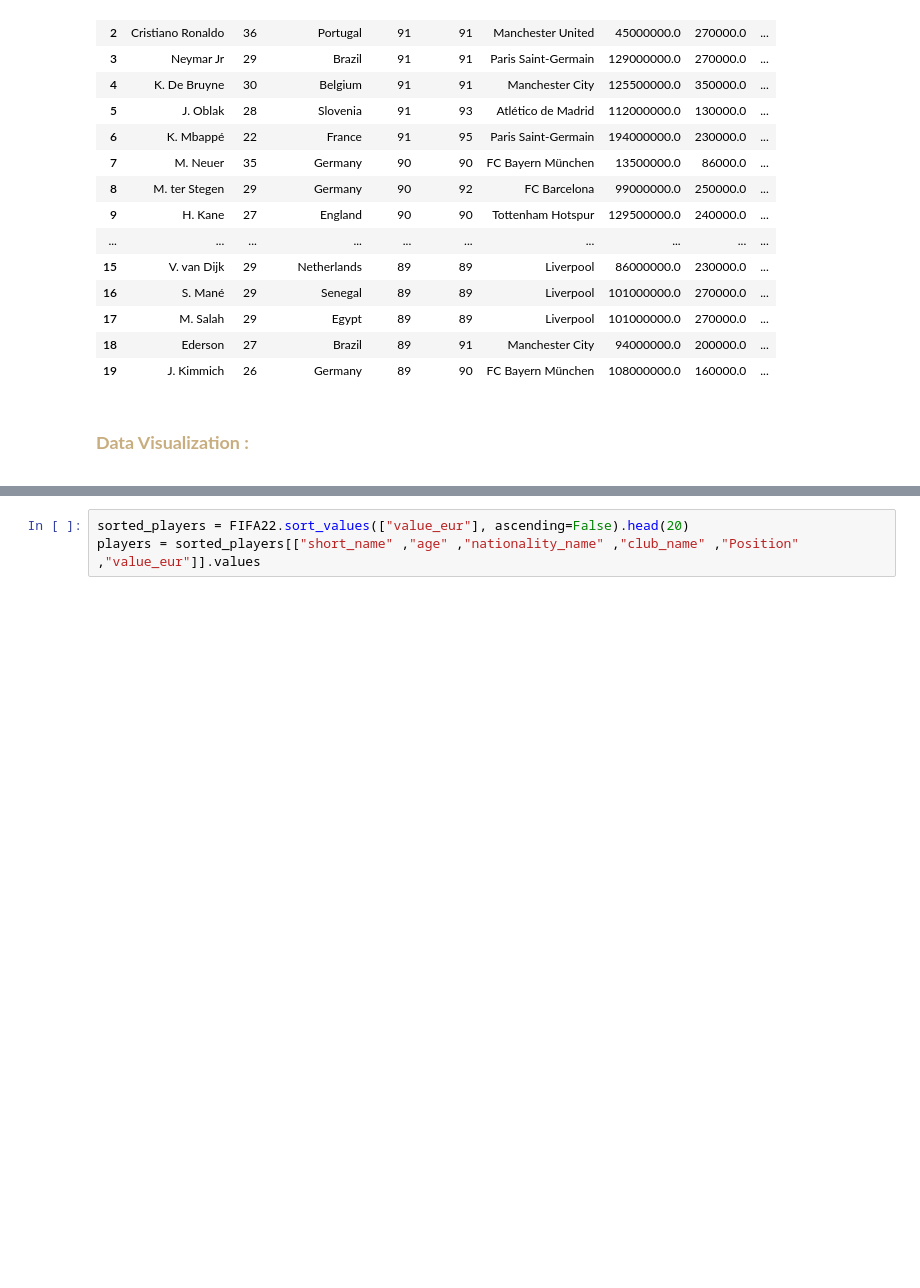
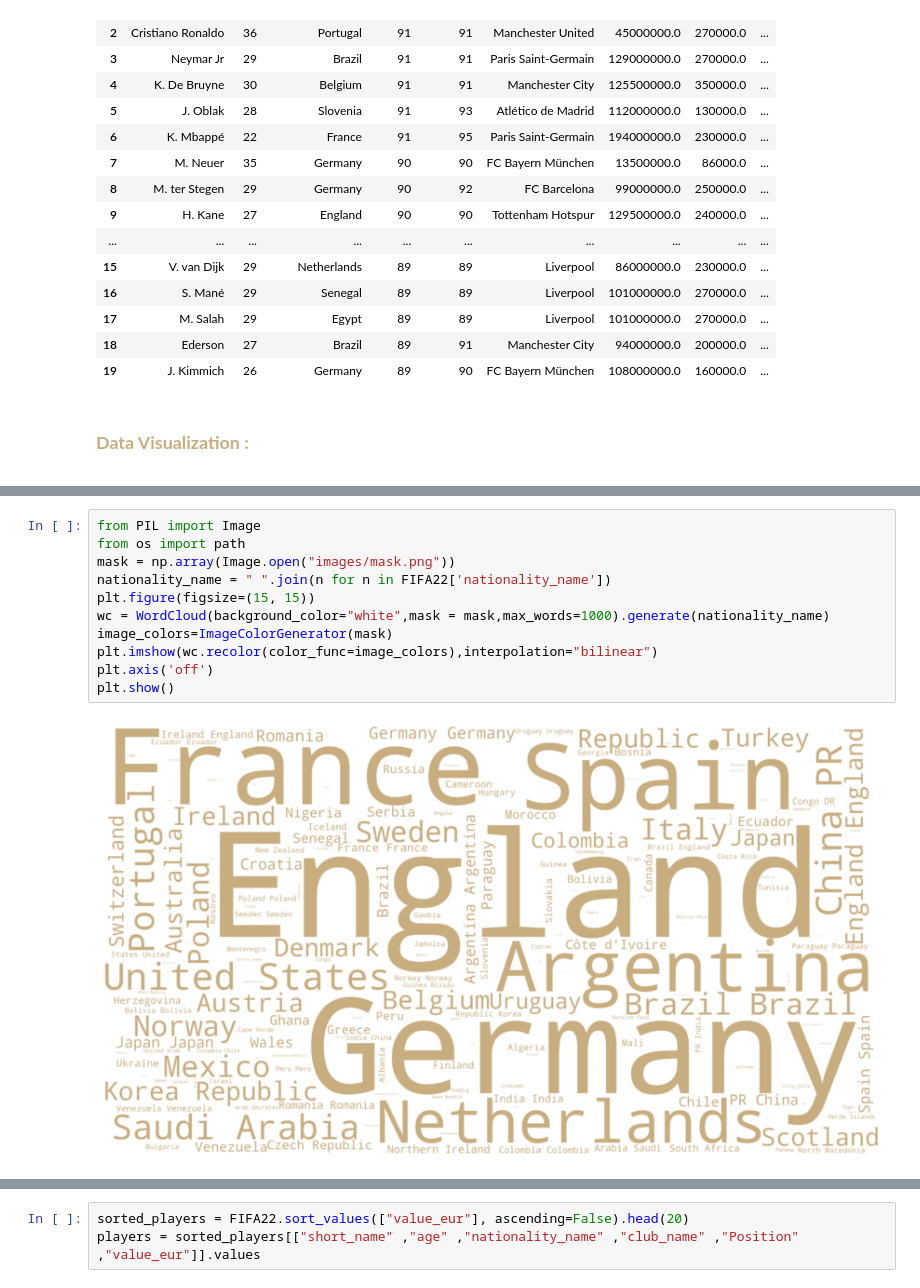
Before and after one commit to OssaMajali/WorldCupQatar2022, a Jupyter notebook: FIFA22.ipynb, the cells around one changed output, grey strips where cells are left out. Cells and saved outputs as stored; diff of their text form; blank space fills up the shorter version.

```diff
--- a/FIFA22.ipynb
+++ b/FIFA22.ipynb
@@ -143,0 +162,13 @@ valcon.head(10)
+# %%
+from PIL import Image
+from os import path
+mask = np.array(Image.open("images/mask.png"))
+nationality_name = " ".join(n for n in FIFA22['nationality_name'])
+plt.figure(figsize=(15, 15))
+wc = WordCloud(background_color="white",mask = mask,max_words=1000).generate(nationality_name)
+image_colors=ImageColorGenerator(mask)
+plt.imshow(wc.recolor(color_func=image_colors),interpolation="bilinear")
+plt.axis('off')
+plt.show()
+# %% [output]
+[figure, added]
```
Also changed, not shown: parts of 14 cells of this notebook, 2 other files.
